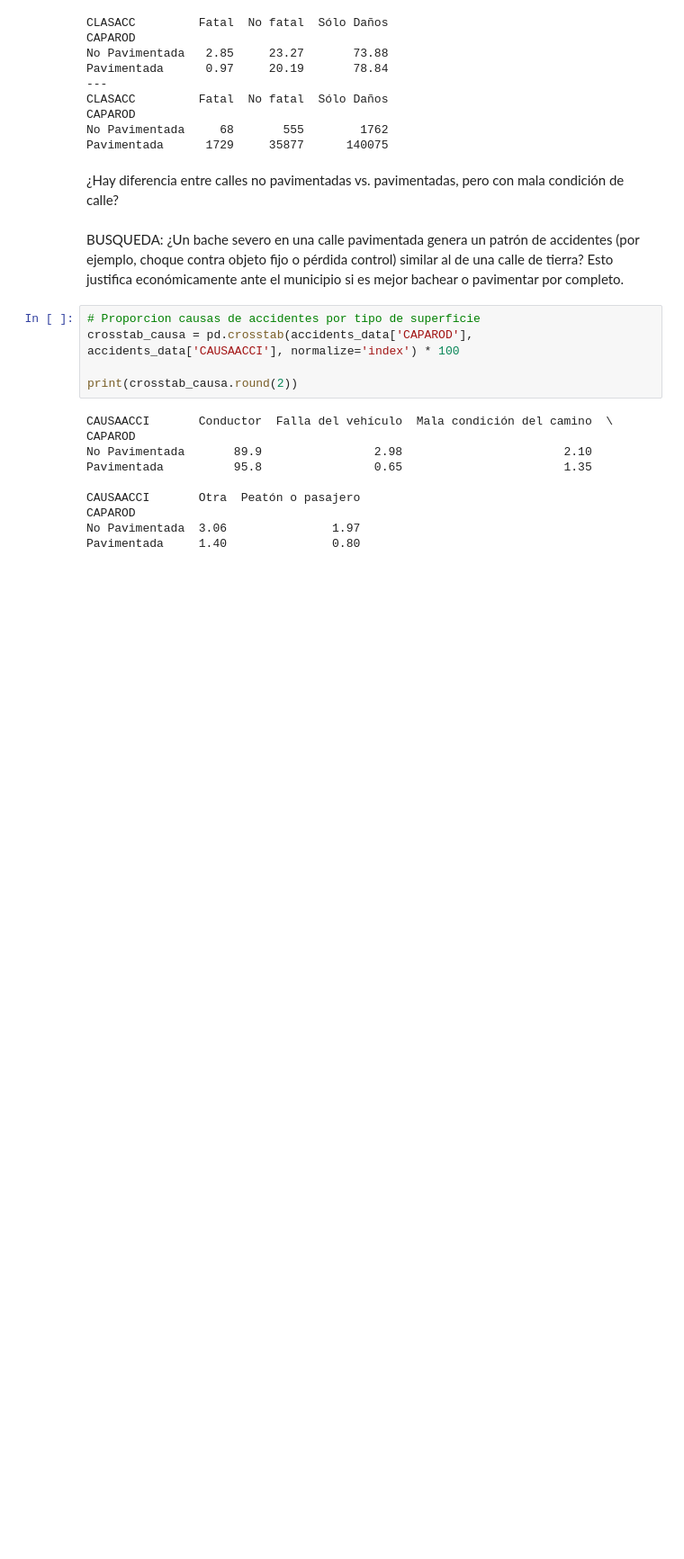
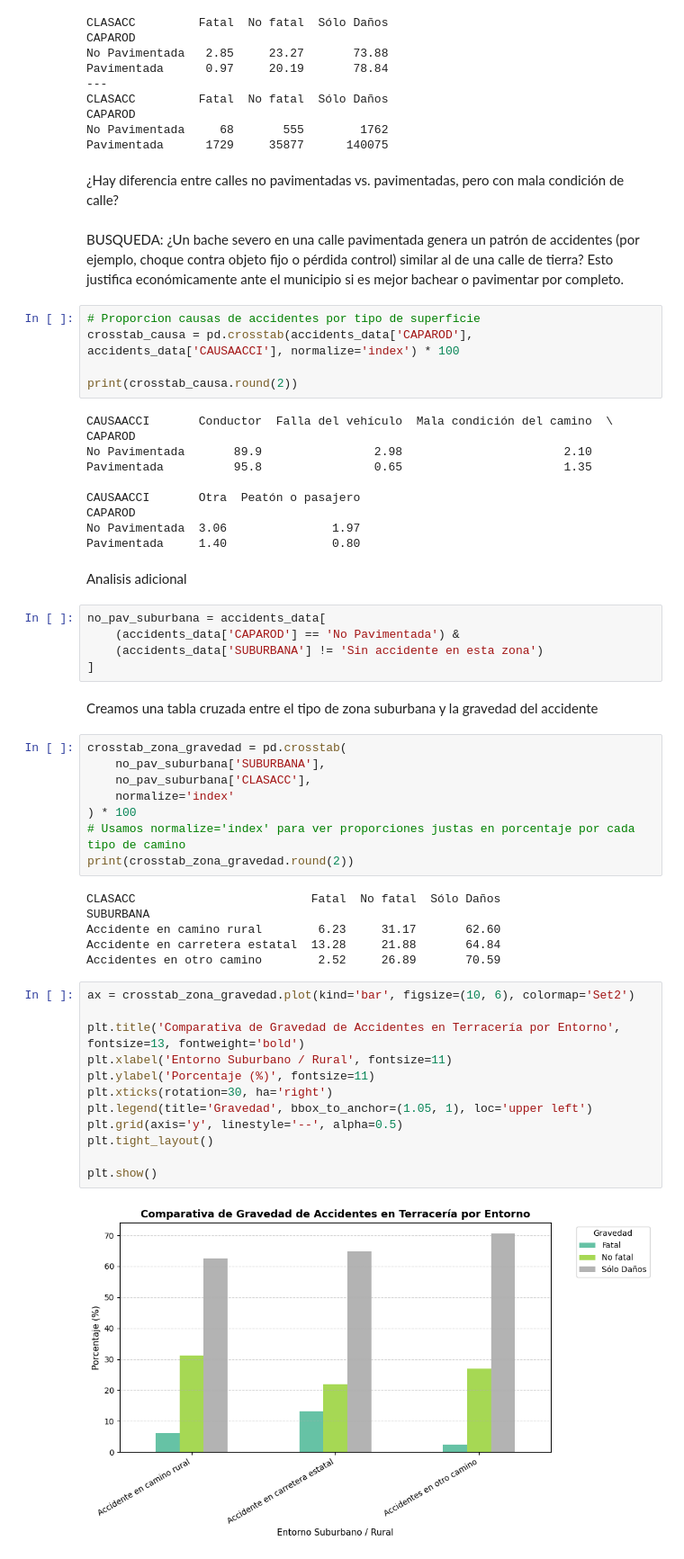
Before and after one commit to mdc-feature-engineering/traffic-accidents-mx-mdc, a Jupyter notebook: notebooks/data_analysis_table.ipynb, the cells around one changed output. Shown at 90% size. Cells and saved outputs as stored; diff of their text form; blank space fills up the shorter version.

```diff
--- a/notebooks/data_analysis_table.ipynb
+++ b/notebooks/data_analysis_table.ipynb
@@ -223,3 +236,40 @@ CAUSAACCI       Otra  Peatón o pasajero
 CAPAROD
 No Pavimentada  3.06               1.97
 Pavimentada     1.40               0.80
+# %% [markdown]
+Analisis adicional
+# %%
+no_pav_suburbana = accidents_data[
+    (accidents_data['CAPAROD'] == 'No Pavimentada') &
+    (accidents_data['SUBURBANA'] != 'Sin accidente en esta zona')
+]
+# %% [markdown]
+Creamos una tabla cruzada entre el tipo de zona suburbana y la gravedad del accidente
+# %%
+crosstab_zona_gravedad = pd.crosstab(
+    no_pav_suburbana['SUBURBANA'],
+    no_pav_suburbana['CLASACC'],
+    normalize='index'
+) * 100
+# Usamos normalize='index' para ver proporciones justas en porcentaje por cada tipo de camino
+print(crosstab_zona_gravedad.round(2))
+# %% [output]
+CLASACC                         Fatal  No fatal  Sólo Daños
+SUBURBANA
+Accidente en camino rural        6.23     31.17       62.60
+Accidente en carretera estatal  13.28     21.88       64.84
+Accidentes en otro camino        2.52     26.89       70.59
+# %%
+ax = crosstab_zona_gravedad.plot(kind='bar', figsize=(10, 6), colormap='Set2')
+
+plt.title('Comparativa de Gravedad de Accidentes en Terracería por Entorno', fontsize=13, fontweight='bold')
+plt.xlabel('Entorno Suburbano / Rural', fontsize=11)
+plt.ylabel('Porcentaje (%)', fontsize=11)
+plt.xticks(rotation=30, ha='right')
+plt.legend(title='Gravedad', bbox_to_anchor=(1.05, 1), loc='upper left')
+plt.grid(axis='y', linestyle='--', alpha=0.5)
+plt.tight_layout()
+
+plt.show()
+# %% [output]
+[figure, added]
```
Also changed, not shown: parts of 9 cells of this notebook.
